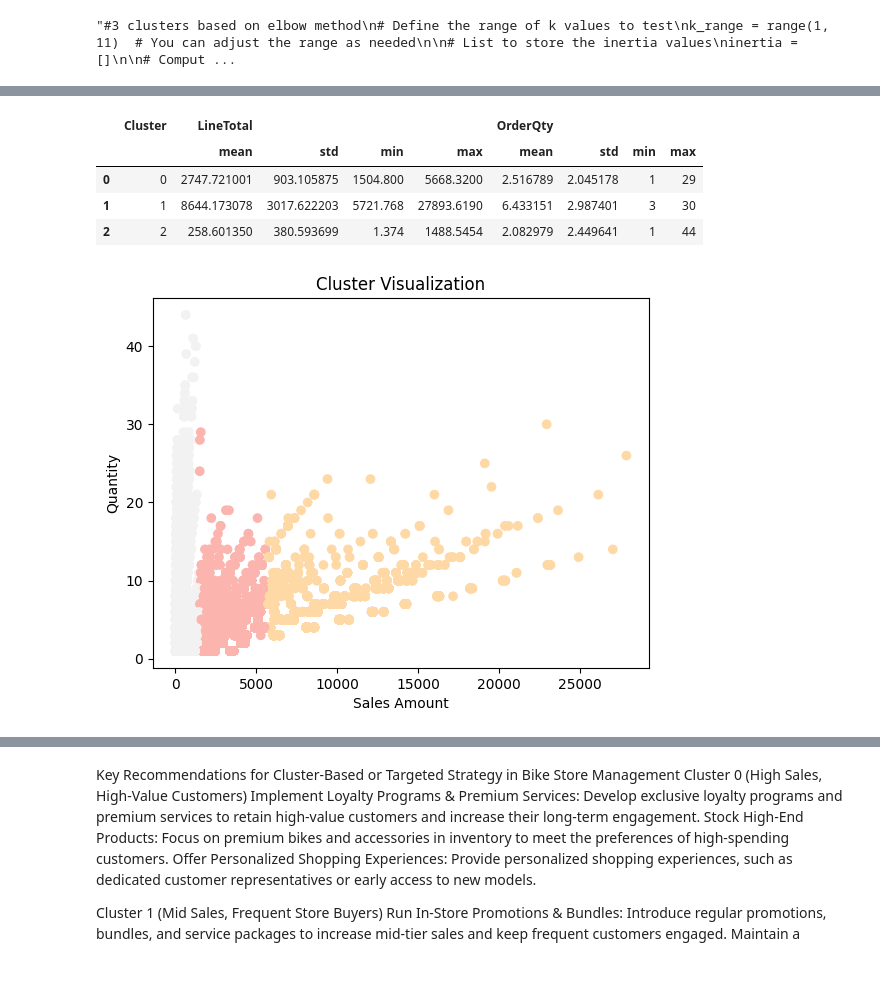
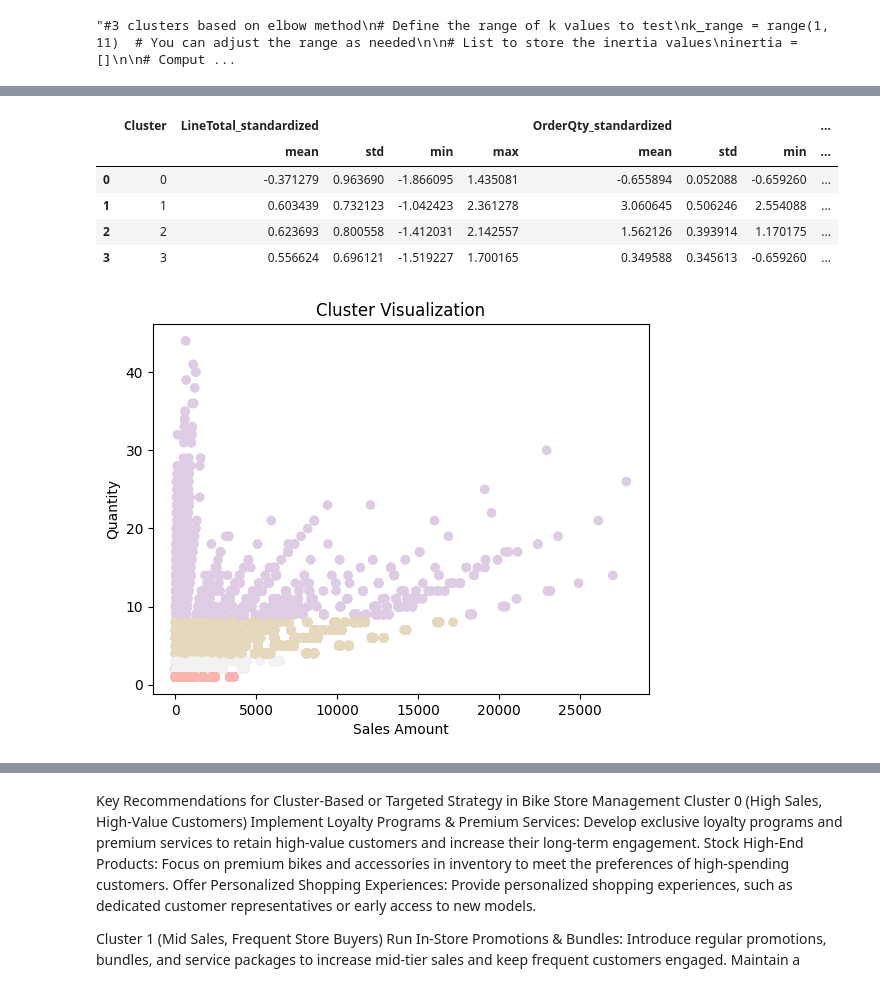
Before and after one commit to dsprincess/python-projects, a Jupyter notebook: Clustering_Customer_Segmentation_AW2022/taskupdated.ipynb, the cells around one changed output, grey strips where cells are left out. Drawn from its saved outputs; the diff is of its cells as text; code cells hidden in the pictures.

Commit message:
Before log and standardization was made on LineTotal and OrderQty

```diff
--- a/Clustering_Customer_Segmentation_AW2022/taskupdated.ipynb
+++ b/Clustering_Customer_Segmentation_AW2022/taskupdated.ipynb
@@ -415,5 +428,12 @@ df_combined = df_combined.drop(['CustomerID', 'SaleType', 'PurchaseCount','Produ
+# %%
+# Apply standardization to the log-transformed columns
+df_combined['LineTotal_standardized'] = scaler.fit_transform(df_combined[['LineTotal_log']])
+df_combined['OrderQty_standardized'] = scaler.fit_transform(df_combined[['OrderQty_log']])
+# %%
+# Dropped further unnecessary columns
+df_combined = df_combined.drop(['CustomerID', 'SaleType', 'PurchaseCount','ProductID','OrderYear', 'SalesOrderID', 'CountryRegion', 'LineTotal_log', 'OrderQty_log'],axis=1)
 # %%
-kmeans = KMeans(n_clusters=3)
+kmeans = KMeans(n_clusters=4)
 # %%
 # Initialize the OneHotEncoder with drop='first' to avoid multicollinearity
 encoder = OneHotEncoder(drop='first', sparse_output=False)
@@ -428,7 +448,7 @@ df_encoded = pd.DataFrame(encoded, columns=encoder.get_feature_names_out(['Produ
 df_encoded = pd.concat([df_combined, df_encoded], axis=1)
 
 # Drop the original 'ProductCategory' and 'CountryRegion' columns if needed
-df_encoded= df_encoded.drop(['ProductCategory','BuyingType'], axis=1)
+df_encoded= df_encoded.drop(['ProductCategory','BuyingType','LineTotal'], axis=1)
 
 # Display the first few rows of the combined DataFrame
 df_encoded.head()
@@ -494,14 +519,15 @@ Cluster
 Name: count, dtype: int64
 # %%
 cluster_summary = df_encoded.groupby('Cluster').agg({
-    'LineTotal': ['mean', 'std', 'min', 'max'],
-    'OrderQty': ['mean', 'std', 'min', 'max']
+    'LineTotal_standardized': ['mean', 'std', 'min', 'max'],
+    'OrderQty_standardized': ['mean', 'std', 'min', 'max']
 }).reset_index()
 
 cluster_summary
 # %% [output]
-|  | Cluster | LineTotal |  |  |  | OrderQty |  |  |  |
-|  |  | mean | std | min | max | mean | std | min | max |
-| 0 | 0 | 2747.721001 | 903.105875 | 1504.800 | 5668.3200 | 2.516789 | 2.045178 | 1 | 29 |
-| 1 | 1 | 8644.173078 | 3017.622203 | 5721.768 | 27893.6190 | 6.433151 | 2.987401 | 3 | 30 |
-| 2 | 2 | 258.601350 | 380.593699 | 1.374 | 1488.5454 | 2.082979 | 2.449641 | 1 | 44 |
+|  | Cluster | LineTotal_standardized |  |  |  | OrderQty_standardized |  |  | ... |
+|  |  | mean | std | min | max | mean | std | min | ... |
+| 0 | 0 | -0.371279 | 0.963690 | -1.866095 | 1.435081 | -0.655894 | 0.052088 | -0.659260 | ... |
+| 1 | 1 | 0.603439 | 0.732123 | -1.042423 | 2.361278 | 3.060645 | 0.506246 | 2.554088 | ... |
+| 2 | 2 | 0.623693 | 0.800558 | -1.412031 | 2.142557 | 1.562126 | 0.393914 | 1.170175 | ... |
+| 3 | 3 | 0.556624 | 0.696121 | -1.519227 | 1.700165 | 0.349588 | 0.345613 | -0.659260 | ... |
@@ -508,19 +536,19 @@ cluster_summary
 # %%
 # LineTotal or SalesAmount
 # Cluster 0 - High 5,700 to 27,000
 # Cluster 1 - Mid 1,504 to 5,668
 # Cluster 2 - Low 1.37 to 1,488
 # Plot cluster centers
 centers = kmeans.cluster_centers_
 
-plt.scatter(df_encoded['LineTotal'], df_encoded['OrderQty'], c=df_encoded['Cluster'], cmap='Pastel1')
+plt.scatter(df_combined['LineTotal'], df_combined['OrderQty'], c=df_combined['Cluster'], cmap='Pastel1')
 #plt.scatter(centers[:, 0], centers[:, 1], s=300, c='red', marker='X') # cluster centers
 plt.xlabel('Sales Amount')
 plt.ylabel('Quantity')
 plt.title('Cluster Visualization')
 plt.show()
 # %% [output]
-[figure, old version]
+[figure, new version]
 # %%
 g = sns.FacetGrid(df_combined,hue="Cluster",height=5, aspect=1.5)
 g = g.map(plt.hist,'LineTotal',bins=10,alpha=0.7)
```
Also changed, not shown: parts of 24 cells of this notebook.
